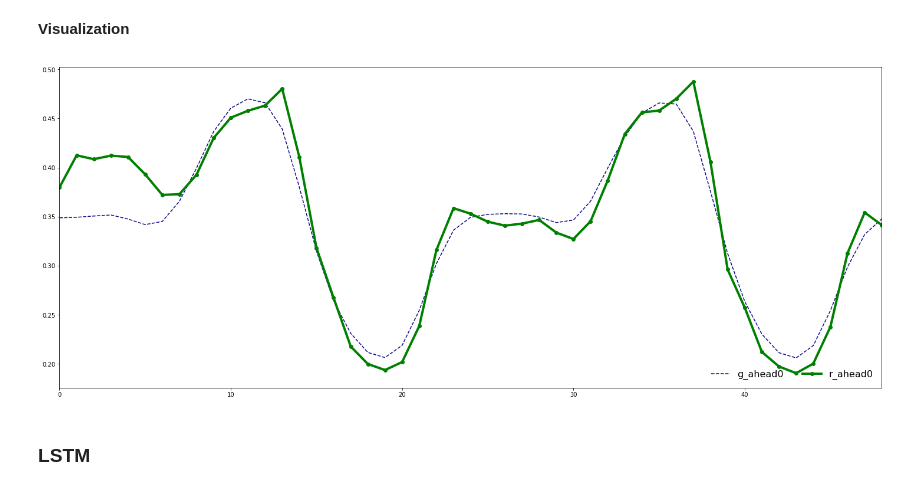
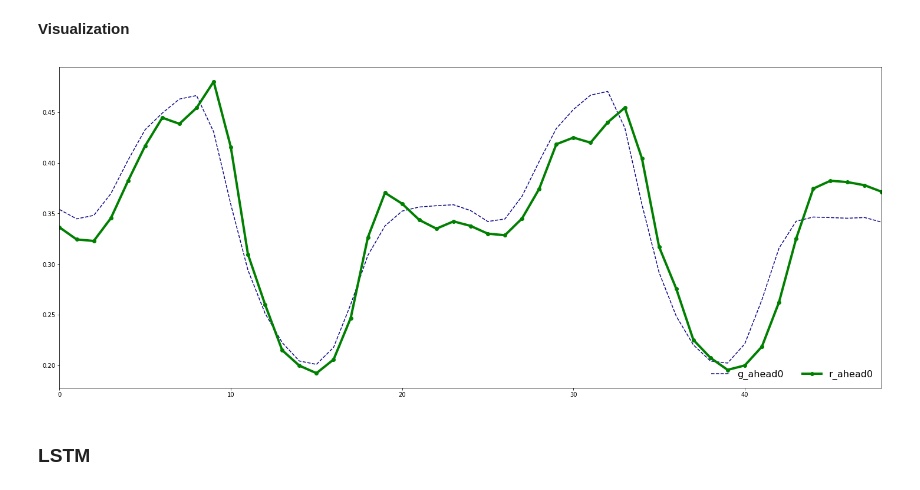
Before and after one commit to charlesfu4/MT, a Jupyter notebook: hourly_forecast.ipynb, the cells around one changed output. Drawn from its saved outputs; the diff is of its cells as text; code cells hidden in the pictures.

```diff
--- a/hourly_forecast.ipynb
+++ b/hourly_forecast.ipynb
@@ -396,20 +371,20 @@ r2_score(test_y, yt_hat)
 # %%
 real = test_y.to_numpy()
 guess = yt_hat
-real = real[:1,:49]
-guess = guess[:1,:49]
+real = real[100:101,:49]
+guess = guess[100:101,:49]
 rpdf = plot_df(real,"r")
 gpdf = plot_df(guess,"g")
 
 #plot
 ax = plt.gca()
 gpdf.plot(figsize=(25,10), colormap = 'plasma',style='--',legend = True, ax = ax)
 rpdf.plot(figsize=(25,10), color = 'g',style ='-o',legend = True, ax = ax,lw = 4)
 ax.legend(frameon=False, loc='lower right', ncol=6, prop={'size': 16})
 
 plt.show()
 # %% [output]
-[figure, old version]
+[figure, new version]
 # %% [markdown]
 ### LSTM
 # %%
```
Also changed, not shown: parts of 4 cells of this notebook, 1 other file.
